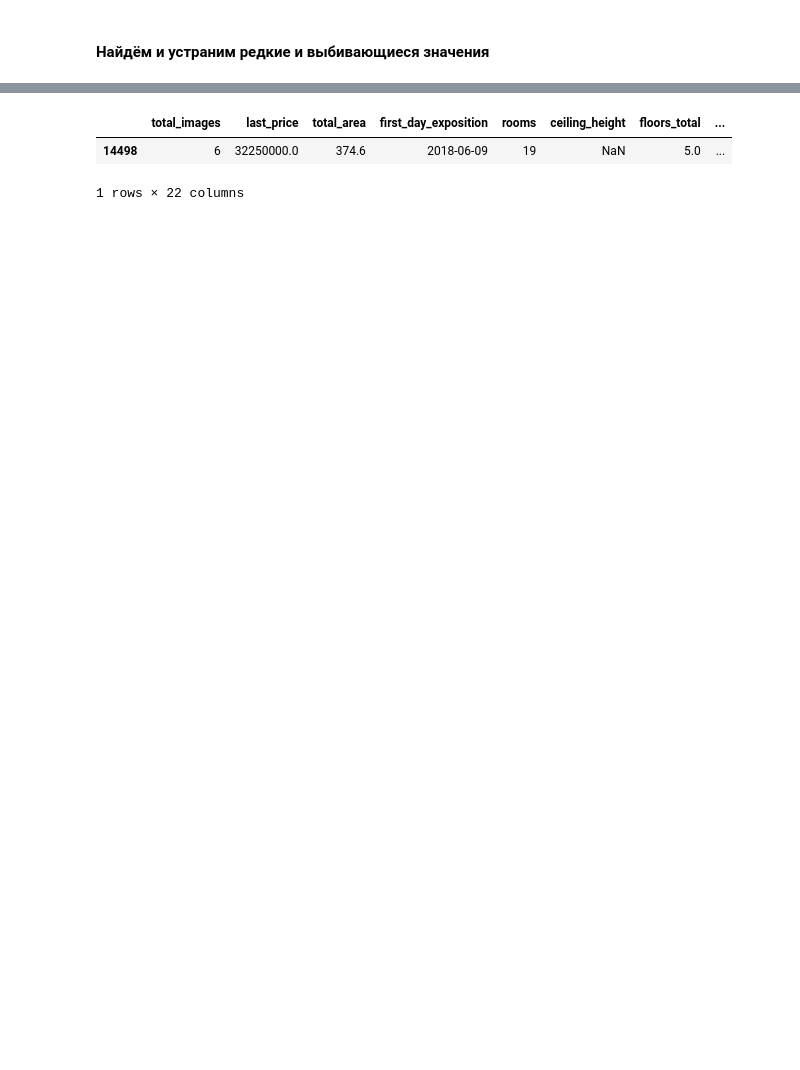
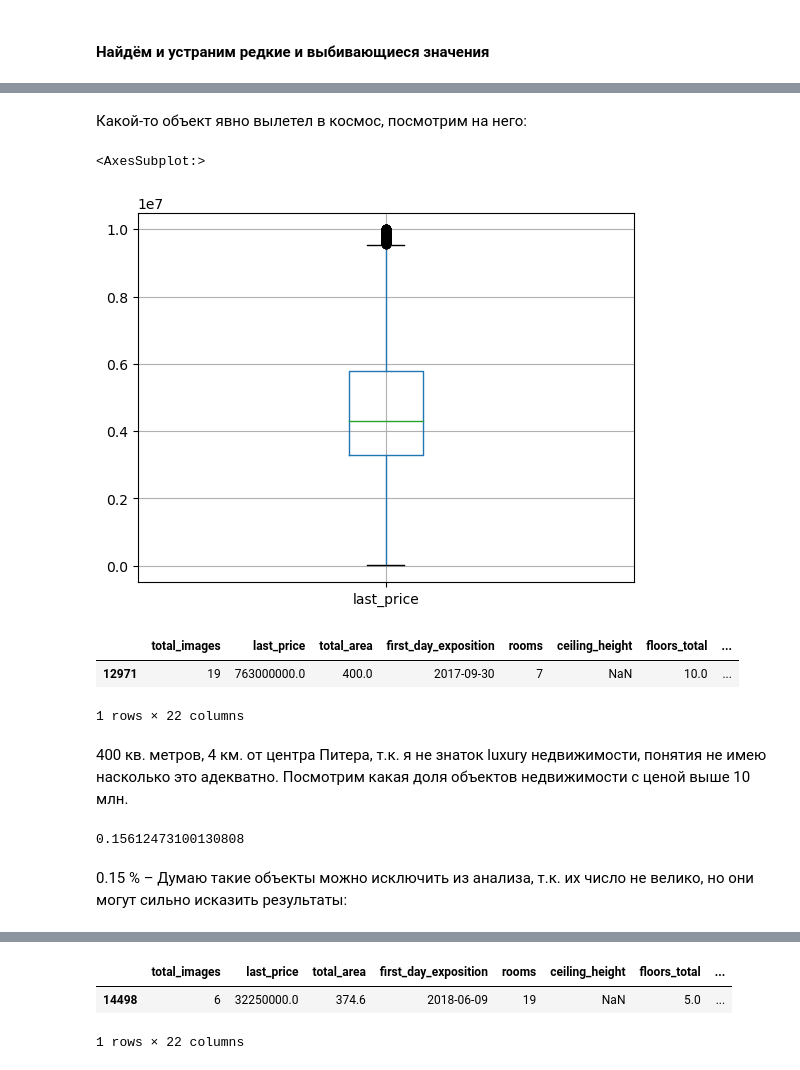
Before and after one commit to Shurick-G/practicum, a Jupyter notebook: data_exploratory analysis/d83ccfb7-2536-4a1f-b3bd-c84b51cb1ccb.ipynb, the cells around one changed output, grey strips where cells are left out. Cells and saved outputs as stored; diff of their text form; code cells hidden in the pictures; blank space fills up the shorter version.

```diff
--- a/data_exploratory analysis/d83ccfb7-2536-4a1f-b3bd-c84b51cb1ccb.ipynb
+++ b/data_exploratory analysis/d83ccfb7-2536-4a1f-b3bd-c84b51cb1ccb.ipynb
@@ -149,0 +158,21 @@ len(df['locality_name'].unique())
+# %% [markdown]
+Какой-то объект явно вылетел в космос, посмотрим на него:
+# %%
+df.query('last_price < 10000000').boxplot('last_price')
+# %% [output]
+<AxesSubplot:>
+[figure, added]
+# %%
+df[df['last_price'] == df['last_price'].max()]
+# %% [output]
+|  | total_images | last_price | total_area | first_day_exposition | rooms | ceiling_height | floors_total | ... |
+| 12971 | 19 | 763000000.0 | 400.0 | 2017-09-30 | 7 | NaN | 10.0 | ... |
+1 rows × 22 columns
+# %% [markdown]
+400 кв. метров, 4 км. от центра Питера, т.к. я не знаток luxury недвижимости, понятия не имею насколько это адекватно. Посмотрим какая доля объектов недвижимости с ценой выше 10 млн.
+# %%
+df[df['last_price'] > 100000000]['last_price'].count() / df['last_price'].count() *100
+# %% [output]
+0.15612473100130808
+# %% [markdown]
+0.15 % – Думаю такие объекты можно исключить из анализа, т.к. их число не велико, но они могут сильно исказить результаты:
```
Also changed, not shown: parts of 59 cells of this notebook.
